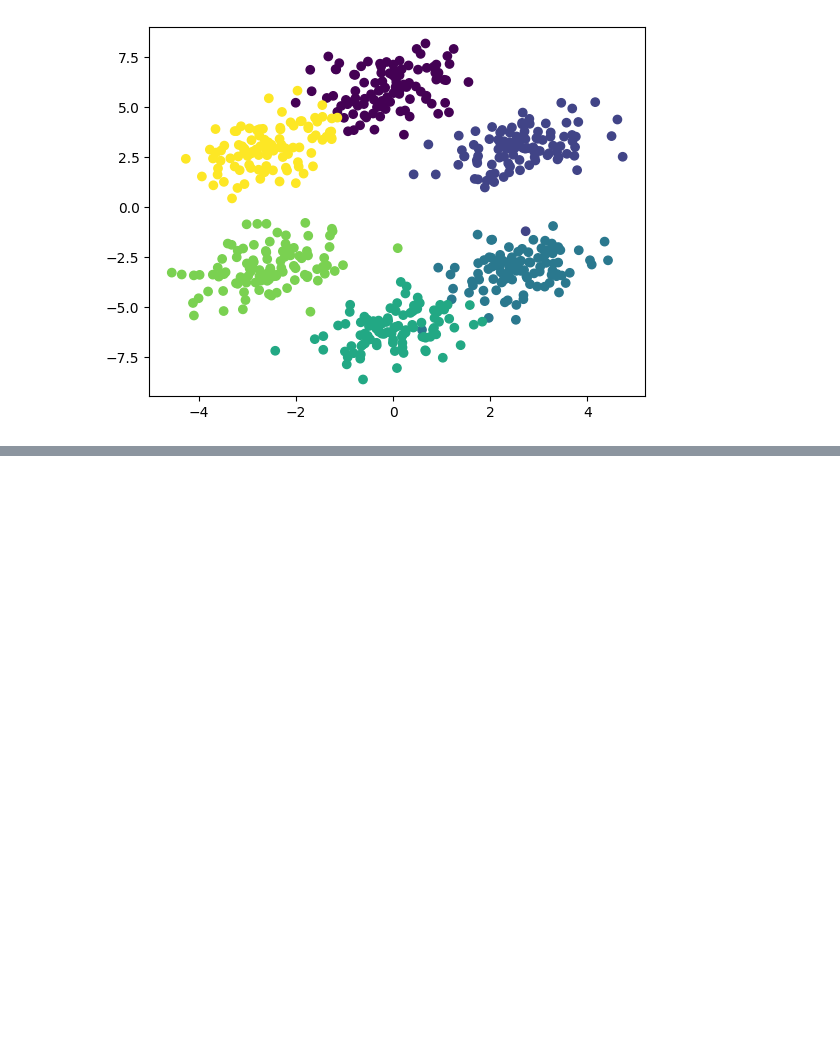
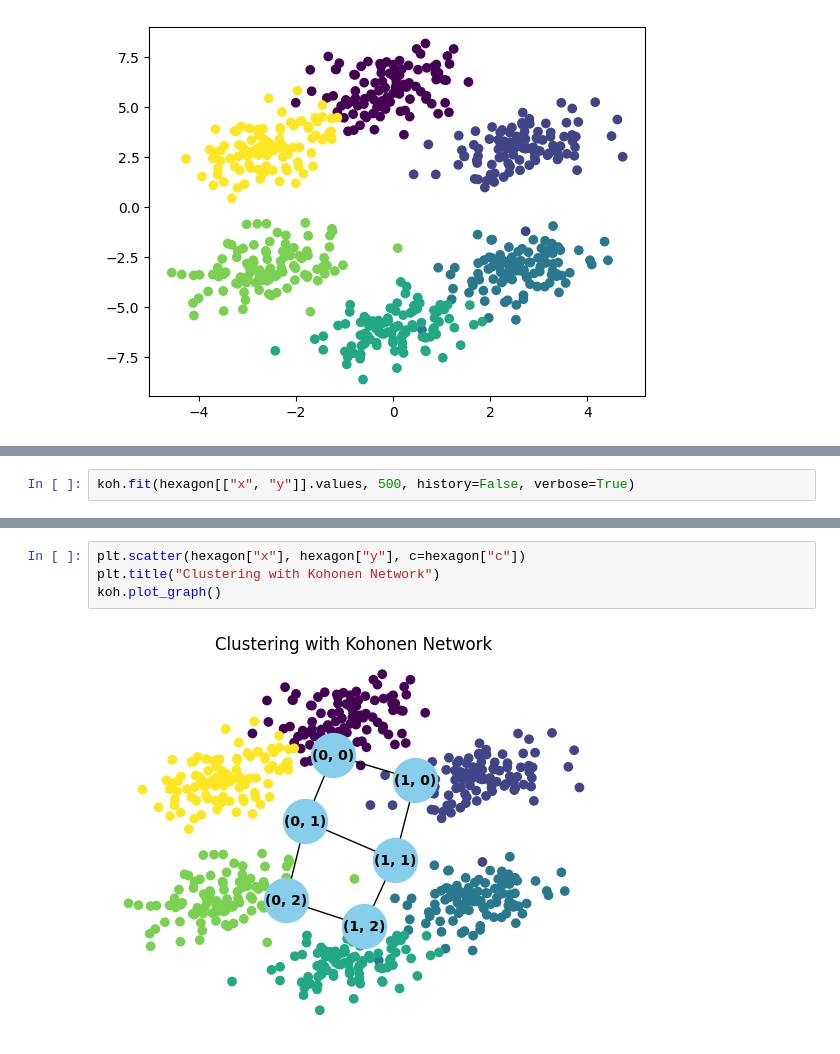
Before and after one commit to Fersoil/miowad, a Jupyter notebook: KOH/test.ipynb, the cells around one changed output, grey strips where cells are left out. Drawn from its saved outputs; the diff is of its cells as text; blank space fills up the shorter version.

```diff
--- a/KOH/test.ipynb
+++ b/KOH/test.ipynb
@@ -52,0 +29,2 @@ celinski harabasz
+# %%
+koh.fit(hexagon[["x", "y"]].values, 500, history=False, verbose=True)
@@ -52,0 +49,6 @@ celinski harabasz
+# %%
+plt.scatter(hexagon["x"], hexagon["y"], c=hexagon["c"])
+plt.title("Clustering with Kohonen Network")
+koh.plot_graph()
+# %% [output]
+[figure, added]
```
Also changed, not shown: parts of 77 cells of this notebook, 10 other files.
